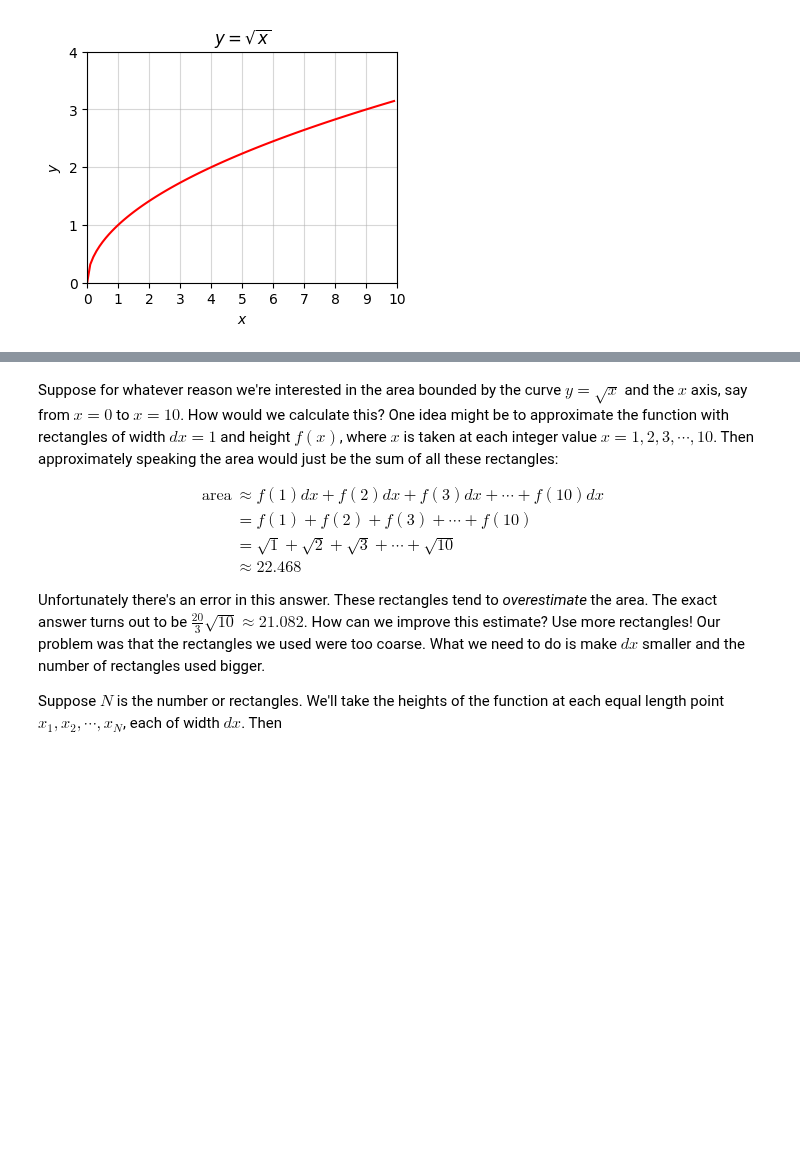
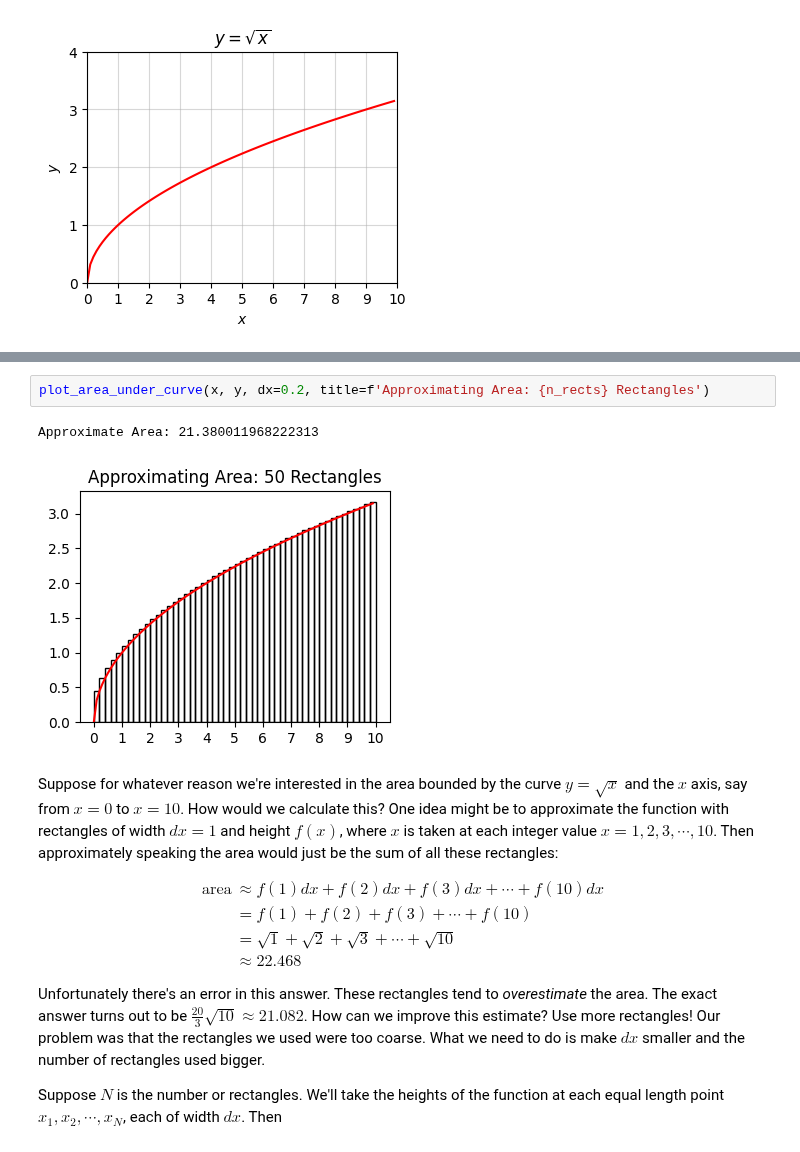
Before and after one commit to rkingery/ml-book, a Jupyter notebook: notebooks/calculus.ipynb, the cells around one changed output, grey strips where cells are left out. Drawn from its saved outputs; the diff is of its cells as text; blank space fills up the shorter version.

```diff
--- a/notebooks/calculus.ipynb
+++ b/notebooks/calculus.ipynb
@@ -205,3 +223,8 @@ plot_function(x, y, (0, 10), (0, 4), title='$y=\sqrt{x}$')
+# %%
+plot_area_under_curve(x, y, dx=0.2, title=f'Approximating Area: {n_rects} Rectangles')
+# %% [output]
+Approximate Area: 21.380011968222313
+[figure, added]
 # %% [markdown]
 Suppose for whatever reason we're interested in the area bounded by the curve $y=\sqrt{x}$ and the $x$ axis, say from $x=0$ to $x=10$. How would we calculate this? One idea might be to approximate the function with rectangles of width $dx=1$ and height $f(x)$, where $x$ is taken at each integer value $x=1,2,3,\cdots,10$. Then approximately speaking the area would just be the sum of all these rectangles:
 
```
Also changed, not shown: parts of 2 cells of this notebook, 3 other files.
